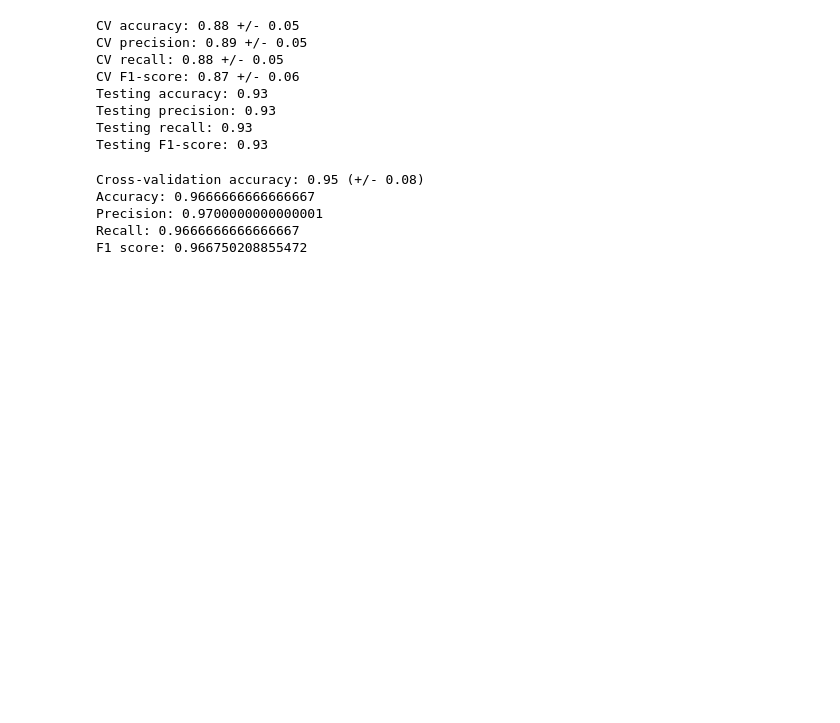
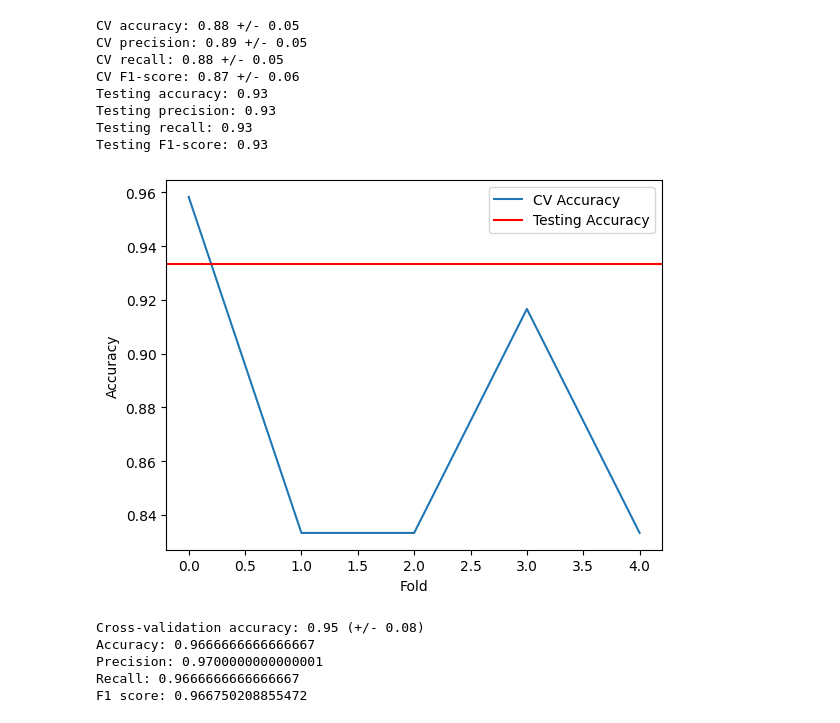
Before and after one commit to mariumnour/Project-1, a Jupyter notebook: Fiinalipynb.ipynb, the cells around one changed output. Cells and saved outputs as stored; diff of their text form; code cells hidden in the pictures; blank space fills up the shorter version.

```diff
--- a/Fiinalipynb.ipynb
+++ b/Fiinalipynb.ipynb
@@ -521,6 +550,16 @@ Testing accuracy: 0.93
 Testing precision: 0.93
 Testing recall: 0.93
 Testing F1-score: 0.93
+# %%
+# Plot the CV accuracy and testing accuracy
+plt.plot(cv_accuracy, label='CV Accuracy')
+plt.axhline(y=accuracy, color='r', label='Testing Accuracy')
+plt.xlabel('Fold')
+plt.ylabel('Accuracy')
+plt.legend()
+plt.show()
+# %% [output]
+[figure, added]
 # %%
 from sklearn.datasets import load_iris
 from sklearn.model_selection import train_test_split, cross_val_score
```
Also changed, not shown: parts of 8 cells of this notebook.
